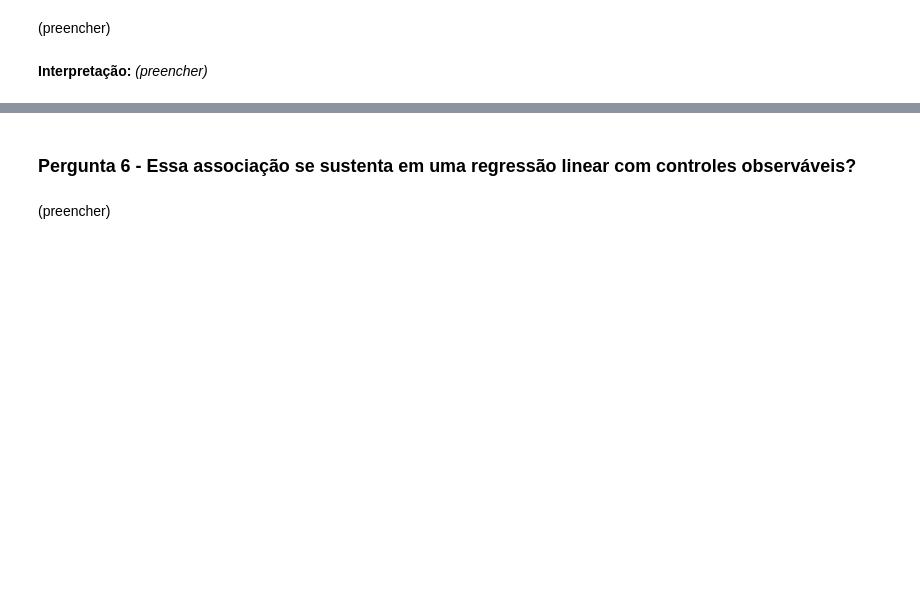
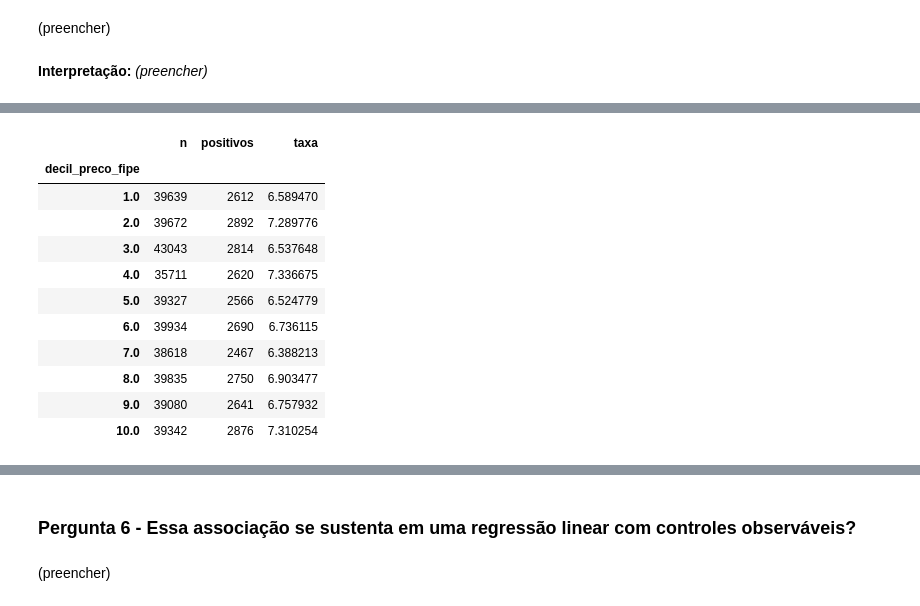
Before and after one commit to ju-caju/analise-seguranca-veicular-prf, a Jupyter notebook: notebooks/relatorio-final.ipynb, the cells around one changed output, grey strips where cells are left out. Drawn from its saved outputs; the diff is of its cells as text; code cells hidden in the pictures; blank space fills up the shorter version.

```diff
--- a/notebooks/relatorio-final.ipynb
+++ b/notebooks/relatorio-final.ipynb
@@ -410,0 +467,20 @@ Name: proportion, dtype: float64
+# %%
+gradiente_preco = taxa_por_categoria(
+    veiculos, "decil_preco_fipe",
+    coluna_alvo="grave_fatal_veiculo", minimo=N_MINIMO,
+).sort_index()
+
+gradiente_preco
+# %% [output]
+|  | n | positivos | taxa |
+| decil_preco_fipe |  |  |  |
+| 1.0 | 39639 | 2612 | 6.589470 |
+| 2.0 | 39672 | 2892 | 7.289776 |
+| 3.0 | 43043 | 2814 | 6.537648 |
+| 4.0 | 35711 | 2620 | 7.336675 |
+| 5.0 | 39327 | 2566 | 6.524779 |
+| 6.0 | 39934 | 2690 | 6.736115 |
+| 7.0 | 38618 | 2467 | 6.388213 |
+| 8.0 | 39835 | 2750 | 6.903477 |
+| 9.0 | 39080 | 2641 | 6.757932 |
+| 10.0 | 39342 | 2876 | 7.310254 |
```
Also changed, not shown: parts of 23 cells of this notebook.
